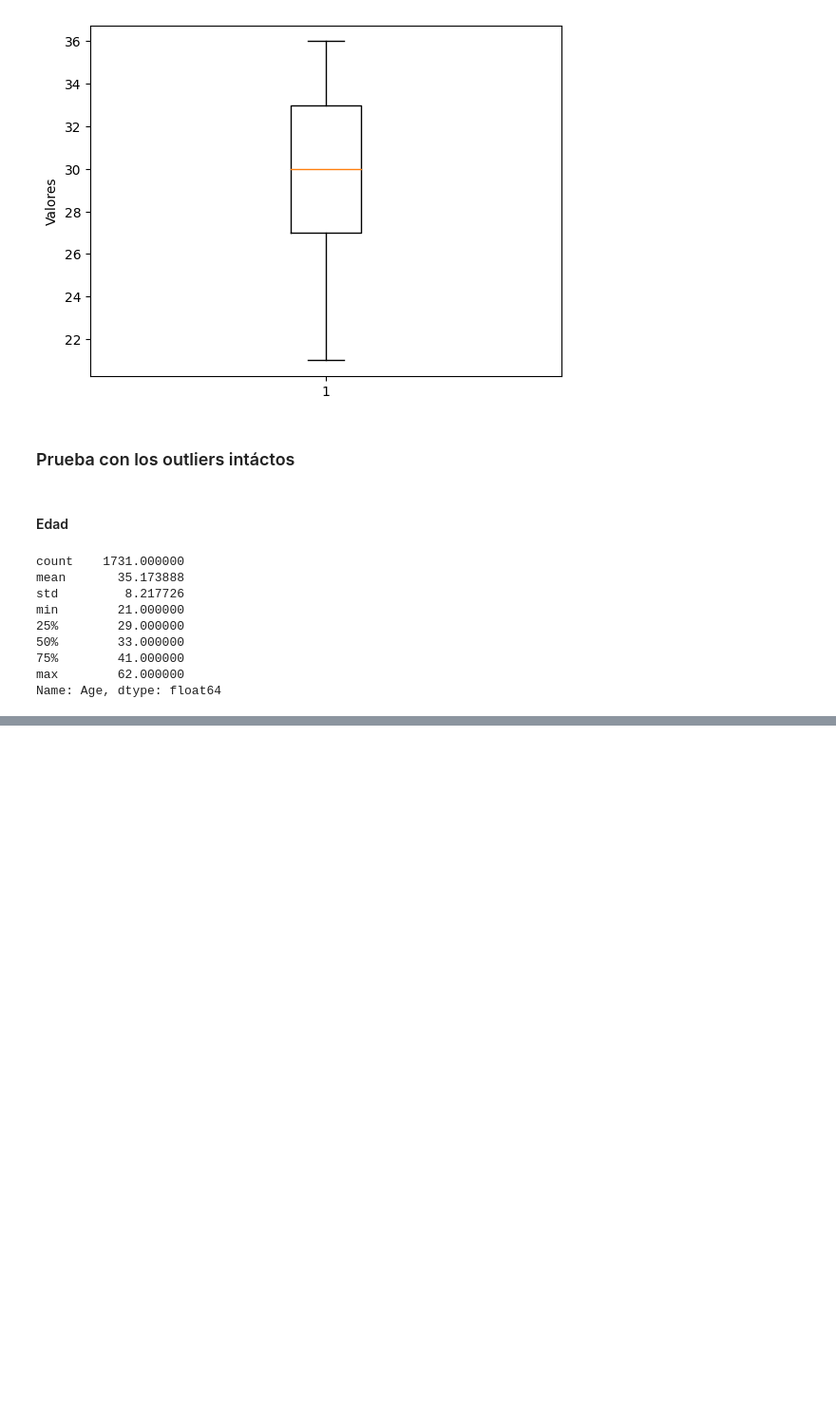
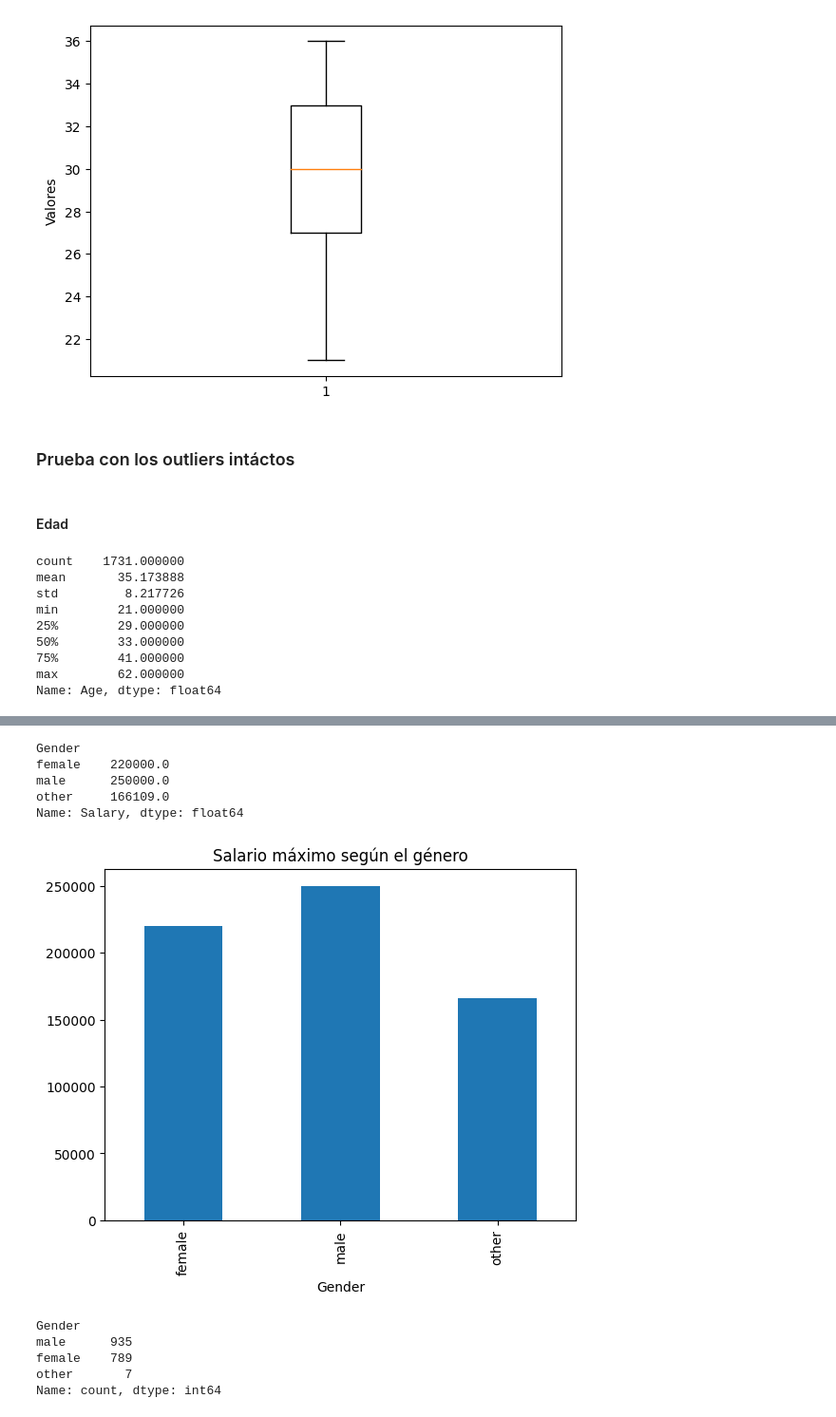
Before and after one commit to Zackperez/dataset_salary, a Jupyter notebook: salary_limpieza.ipynb, the cells around one changed output, grey strips where cells are left out. Shown: that part at 95% size. Saved outputs shown, nothing was run; the diff lists cells and outputs as text; code cells hidden in the pictures; blank space fills up the shorter version.

```diff
--- a/salary_limpieza.ipynb
+++ b/salary_limpieza.ipynb
@@ -477,0 +488,24 @@ plt.show()
+# %%
+c = data.groupby('Gender')['Salary'].max()
+c.head()
+# %% [output]
+Gender
+female    220000.0
+male      250000.0
+other     166109.0
+Name: Salary, dtype: float64
+# %%
+
+c.plot(kind='bar')
+plt.title("Salario máximo según el género")
+plt.show()
+# %% [output]
+[figure, added]
+# %%
+data['Gender'].value_counts()
+# %% [output]
+Gender
+male      935
+female    789
+other       7
+Name: count, dtype: int64
```
Also changed, not shown: parts of 11 cells of this notebook, 1 other file.
